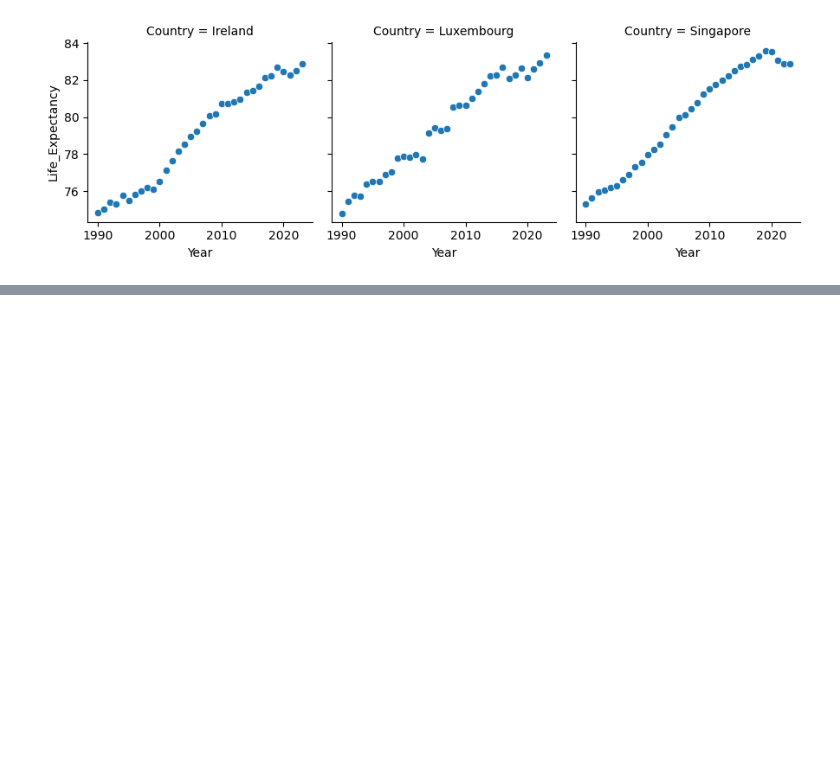
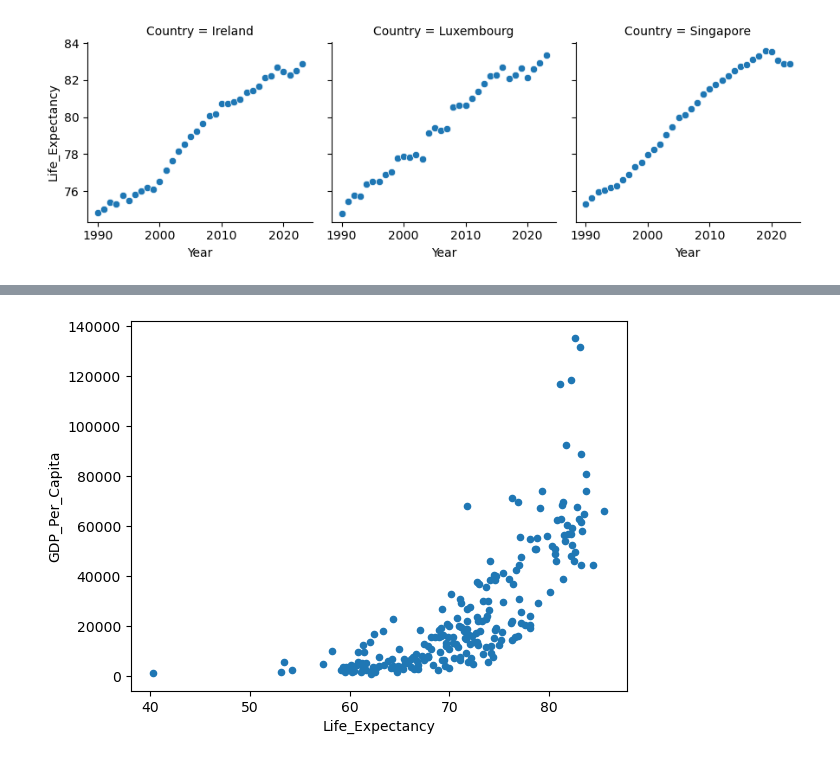
Before and after one commit to nss-data-science-cohort-9/un-exploration-catdgomez, a Jupyter notebook: notebooks/UN_Data_Exploration.ipynb, the cells around one changed output, grey strips where cells are left out. Saved outputs shown, nothing was run; the diff lists cells and outputs as text; code cells hidden in the pictures; blank space fills up the shorter version.

```diff
--- a/notebooks/UN_Data_Exploration.ipynb
+++ b/notebooks/UN_Data_Exploration.ipynb
@@ -976,0 +995,8 @@ well.map(sns.scatterplot, 'Year', 'Life_Expectancy')
+# %%
+gdp_le[gdp_le["Year"] == 2021].plot(
+    kind="scatter",
+    x="Life_Expectancy",
+    y="GDP_Per_Capita"
+);
+# %% [output]
+[figure, added]
```
Also changed, not shown: parts of 3 cells of this notebook.
